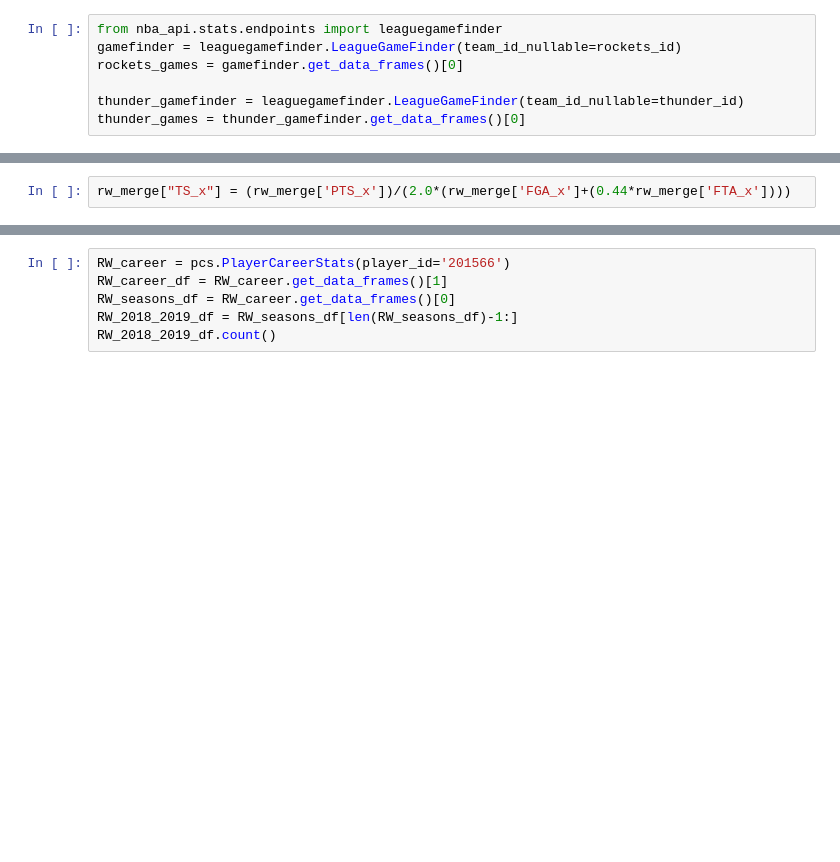
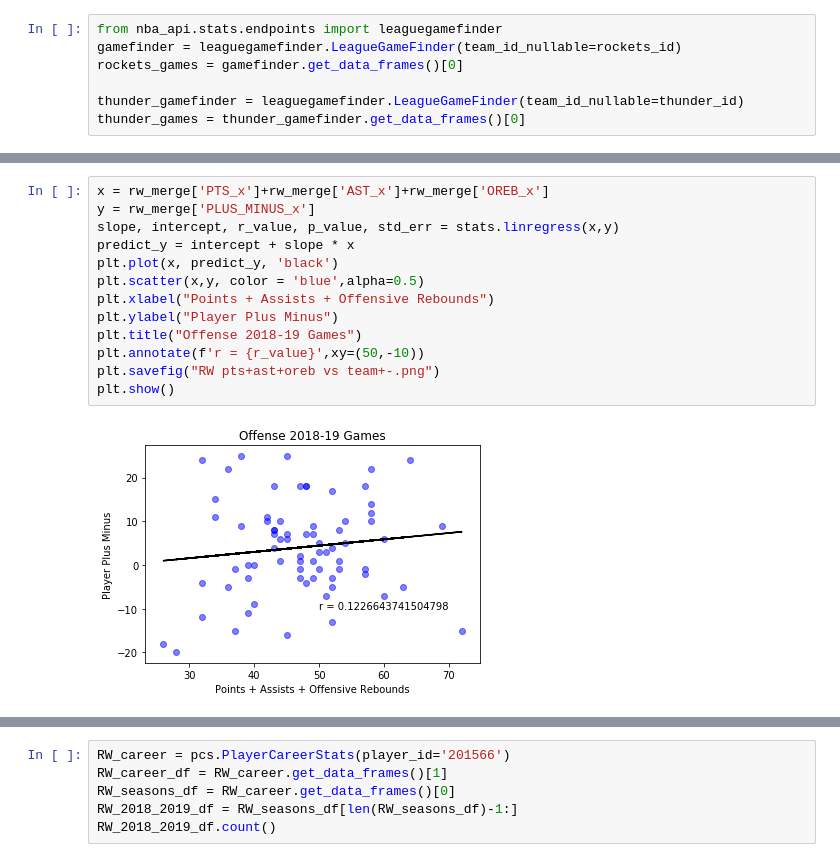
Before and after one commit to nickkeller21/Project1, a Jupyter notebook: nick/Nick Testing.ipynb, the cells around one changed output, grey strips where cells are left out. Saved outputs shown, nothing was run; the diff lists cells and outputs as text; blank space fills up the shorter version.

```diff
--- a/nick/Nick Testing.ipynb
+++ b/nick/Nick Testing.ipynb
@@ -108,2 +127,15 @@ plt.show()
-# %%
-rw_merge["TS_x"] = (rw_merge['PTS_x'])/(2.0*(rw_merge['FGA_x']+(0.44*rw_merge['FTA_x'])))
+# %%
+x = rw_merge['PTS_x']+rw_merge['AST_x']+rw_merge['OREB_x']
+y = rw_merge['PLUS_MINUS_x']
+slope, intercept, r_value, p_value, std_err = stats.linregress(x,y)
+predict_y = intercept + slope * x
+plt.plot(x, predict_y, 'black')
+plt.scatter(x,y, color = 'blue',alpha=0.5)
+plt.xlabel("Points + Assists + Offensive Rebounds")
+plt.ylabel("Player Plus Minus")
+plt.title("Offense 2018-19 Games")
+plt.annotate(f'r = {r_value}',xy=(50,-10))
+plt.savefig("RW pts+ast+oreb vs team+-.png")
+plt.show()
+# %% [output]
+[figure, added]
```
Also changed, not shown: parts of 8 cells of this notebook, 8 other files.
